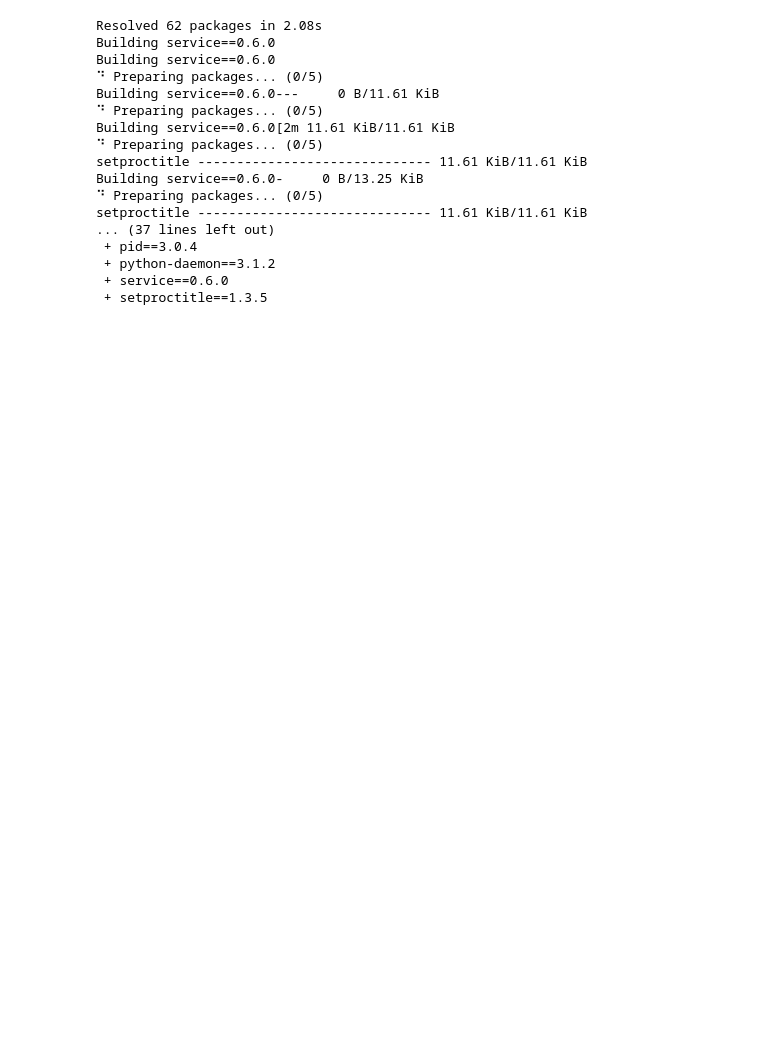
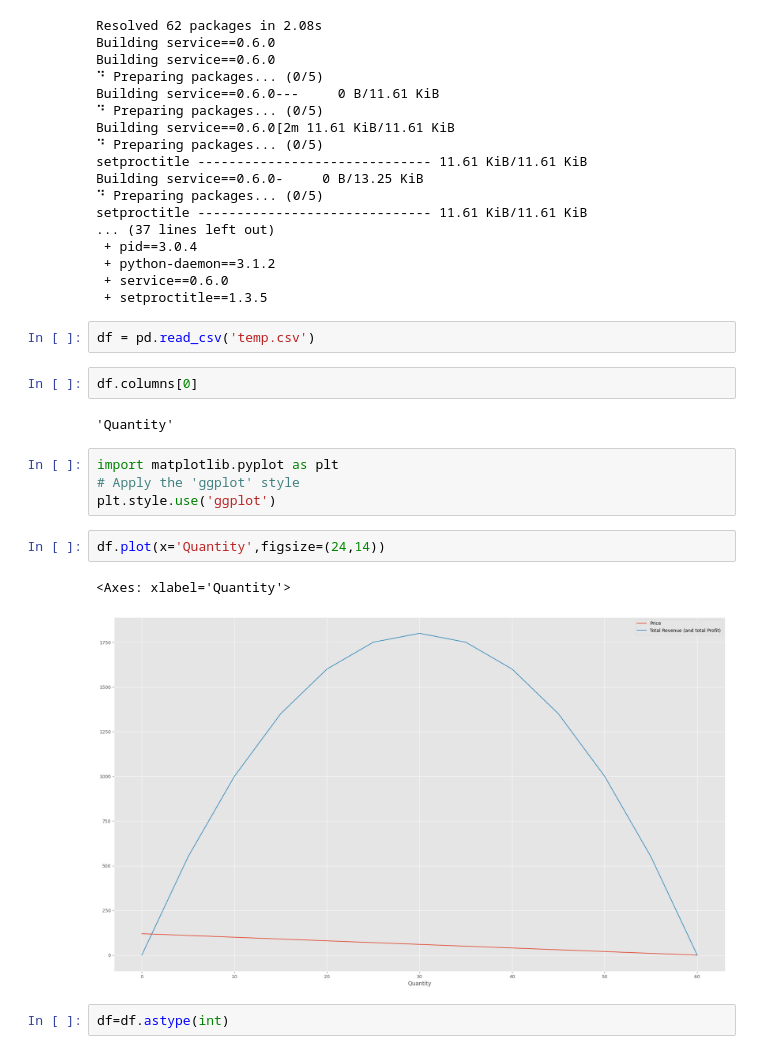
Before and after one commit to Vishwajyoti/movie_data_llm, a Jupyter notebook: explore.ipynb, the cells around one changed output. Cells and saved outputs as stored; diff of their text form; blank space fills up the shorter version.

```diff
--- a/explore.ipynb
+++ b/explore.ipynb
@@ -135,3 +169,20 @@ setproctitle ------------------------------ 11.61 KiB/11.61 KiB
  + python-daemon==3.1.2
  + service==0.6.0
  + setproctitle==1.3.5
+# %%
+df = pd.read_csv('temp.csv')
+# %%
+df.columns[0]
+# %% [output]
+'Quantity'
+# %%
+import matplotlib.pyplot as plt
+# Apply the 'ggplot' style
+plt.style.use('ggplot')
+# %%
+df.plot(x='Quantity',figsize=(24,14))
+# %% [output]
+<Axes: xlabel='Quantity'>
+[figure, added]
+# %%
+df=df.astype(int)
```
Also changed, not shown: parts of 11 cells of this notebook, 5 other files.
